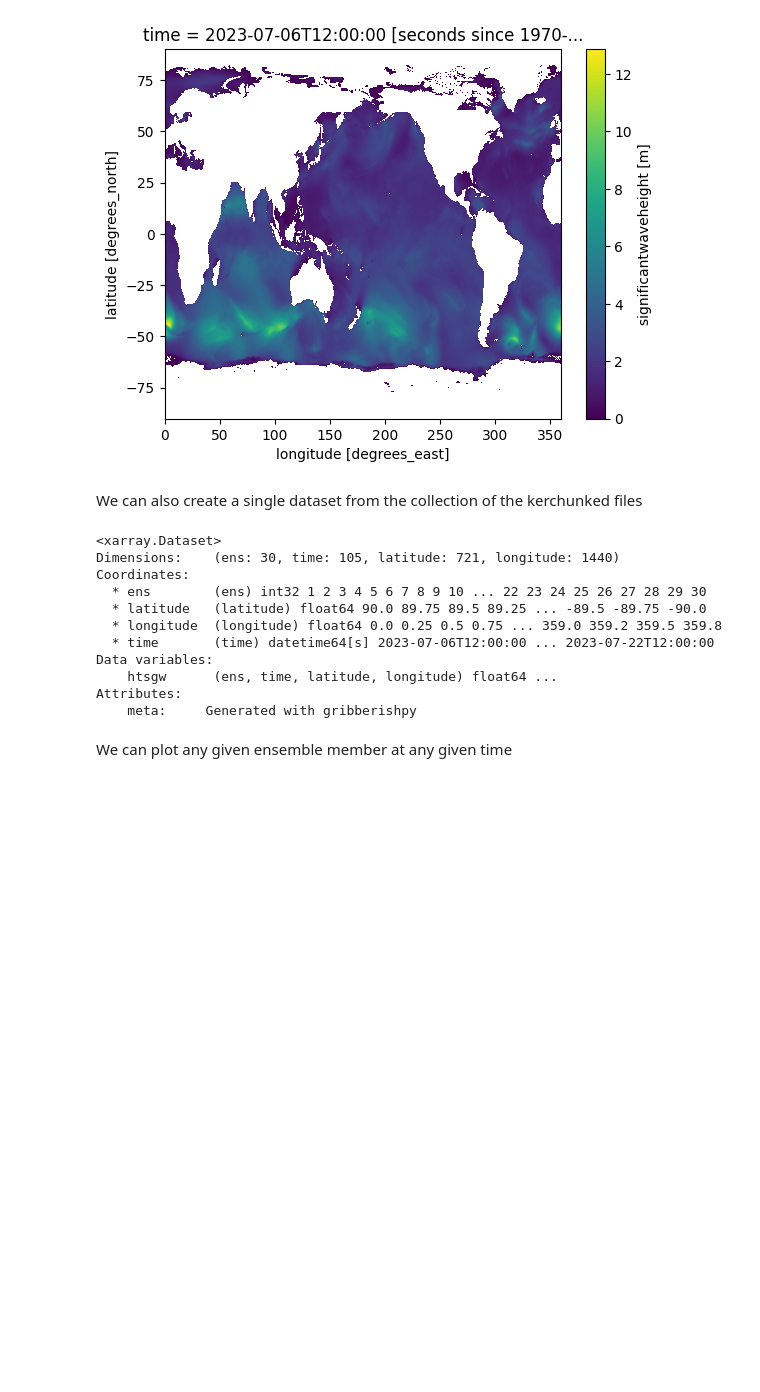
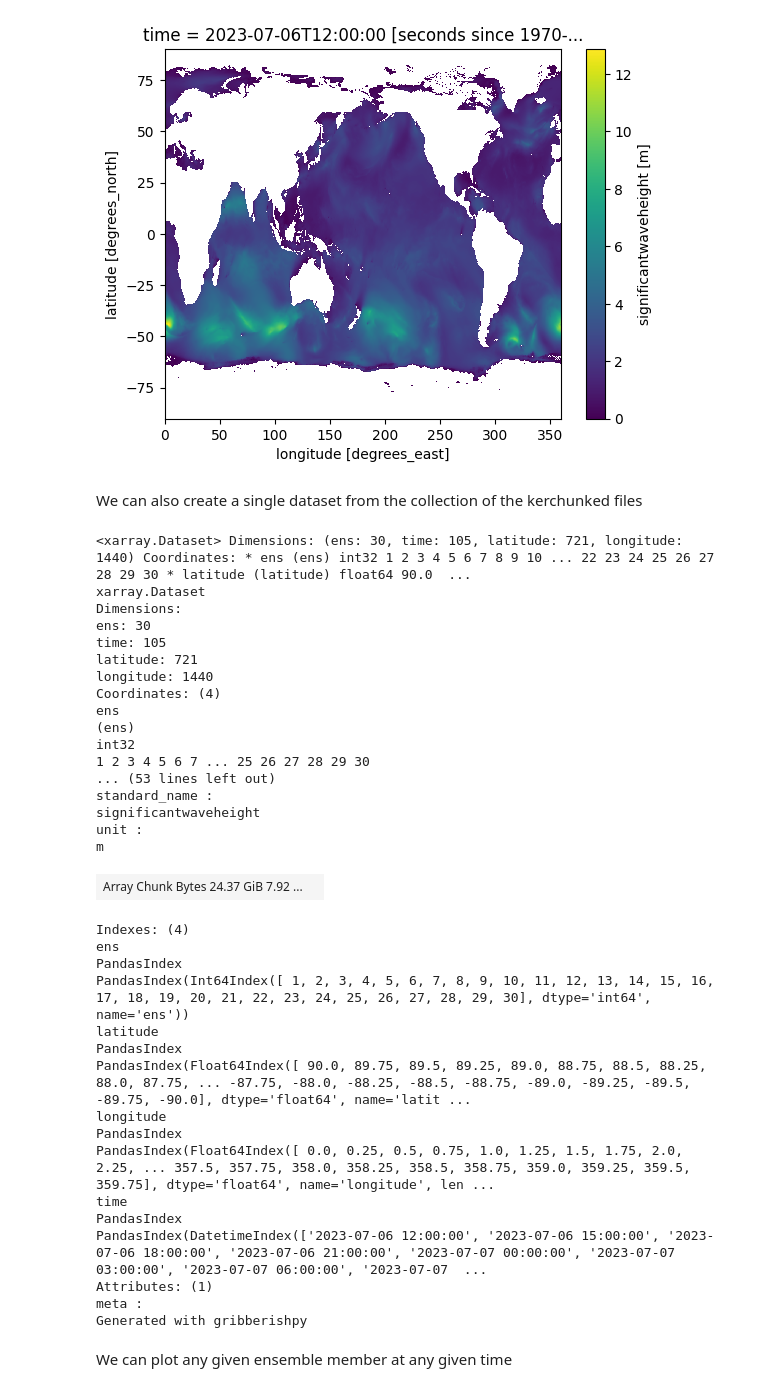
Before and after one commit to mpiannucci/gribberish, a Jupyter notebook: python/examples/kerchunk_gefs_wave.ipynb, the cells around one changed output. Cells and saved outputs as stored; diff of their text form; code cells hidden in the pictures; blank space fills up the shorter version.

```diff
--- a/python/examples/kerchunk_gefs_wave.ipynb
+++ b/python/examples/kerchunk_gefs_wave.ipynb
@@ -101,24 +126,48 @@ with open('./gefs_wave/gefswave_kerchunk.json', 'w') as f:
     f.write(ujson.dumps(d))
 # %%
 import xarray as xr
+from gribberish.kerchunk import codec
 
 # open dataset as zarr object using fsspec reference file system and xarray
-fs = fsspec.filesystem("reference", fo='./gefs_wave/gefswave_kerchunk.json', remote_protocol='s3', remote_options={'anon':True, 'use_ssl': False})
+fs = fsspec.filesystem("reference", fo=f'./gefs_wave/gefswave_kerchunk.json', remote_protocol='s3', remote_options={'anon':True, 'use_ssl': False})
 m = fs.get_mapper("")
-ds = xr.open_dataset(m, engine="zarr", backend_kwargs=dict(consolidated=False))
+ds = xr.open_dataset(m, engine="zarr", backend_kwargs=dict(consolidated=False), chunks={'time': 1, 'ens': 1})
 ds
 # %% [output]
-<xarray.Dataset>
-Dimensions:    (ens: 30, time: 105, latitude: 721, longitude: 1440)
-Coordinates:
-  * ens        (ens) int32 1 2 3 4 5 6 7 8 9 10 ... 22 23 24 25 26 27 28 29 30
-  * latitude   (latitude) float64 90.0 89.75 89.5 89.25 ... -89.5 -89.75 -90.0
-  * longitude  (longitude) float64 0.0 0.25 0.5 0.75 ... 359.0 359.2 359.5 359.8
-  * time       (time) datetime64[s] 2023-07-06T12:00:00 ... 2023-07-22T12:00:00
-Data variables:
-    htsgw      (ens, time, latitude, longitude) float64 ...
-Attributes:
-    meta:     Generated with gribberishpy
+<xarray.Dataset> Dimensions: (ens: 30, time: 105, latitude: 721, longitude: 1440) Coordinates: * ens (ens) int32 1 2 3 4 5 6 7 8 9 10 ... 22 23 24 25 26 27 28 29 30 * latitude (latitude) float64 90.0  ...
+xarray.Dataset
+Dimensions:
+ens: 30
+time: 105
+latitude: 721
+longitude: 1440
+Coordinates: (4)
+ens
+(ens)
+int32
+1 2 3 4 5 6 7 ... 25 26 27 28 29 30
+... (53 lines left out)
+standard_name :
+significantwaveheight
+unit :
+m
+| Array Chunk Bytes 24.37 GiB 7.92 ... |  |
+Indexes: (4)
+ens
+PandasIndex
+PandasIndex(Int64Index([ 1, 2, 3, 4, 5, 6, 7, 8, 9, 10, 11, 12, 13, 14, 15, 16, 17, 18, 19, 20, 21, 22, 23, 24, 25, 26, 27, 28, 29, 30], dtype='int64', name='ens'))
+latitude
+PandasIndex
+PandasIndex(Float64Index([ 90.0, 89.75, 89.5, 89.25, 89.0, 88.75, 88.5, 88.25, 88.0, 87.75, ... -87.75, -88.0, -88.25, -88.5, -88.75, -89.0, -89.25, -89.5, -89.75, -90.0], dtype='float64', name='latit ...
+longitude
+PandasIndex
+PandasIndex(Float64Index([ 0.0, 0.25, 0.5, 0.75, 1.0, 1.25, 1.5, 1.75, 2.0, 2.25, ... 357.5, 357.75, 358.0, 358.25, 358.5, 358.75, 359.0, 359.25, 359.5, 359.75], dtype='float64', name='longitude', len ...
+time
+PandasIndex
+PandasIndex(DatetimeIndex(['2023-07-06 12:00:00', '2023-07-06 15:00:00', '2023-07-06 18:00:00', '2023-07-06 21:00:00', '2023-07-07 00:00:00', '2023-07-07 03:00:00', '2023-07-07 06:00:00', '2023-07-07  ...
+Attributes: (1)
+meta :
+Generated with gribberishpy
 # %% [markdown]
 We can plot any given ensemble member at any given time
 # %%
```
Also changed, not shown: parts of 6 cells of this notebook, 4 other files.
